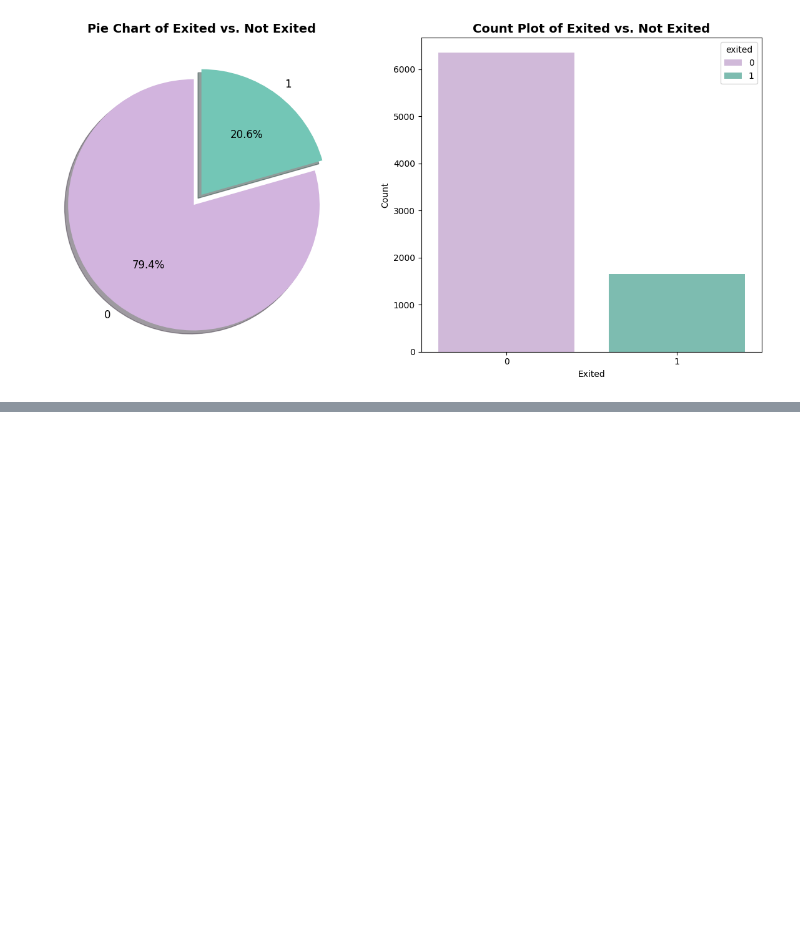
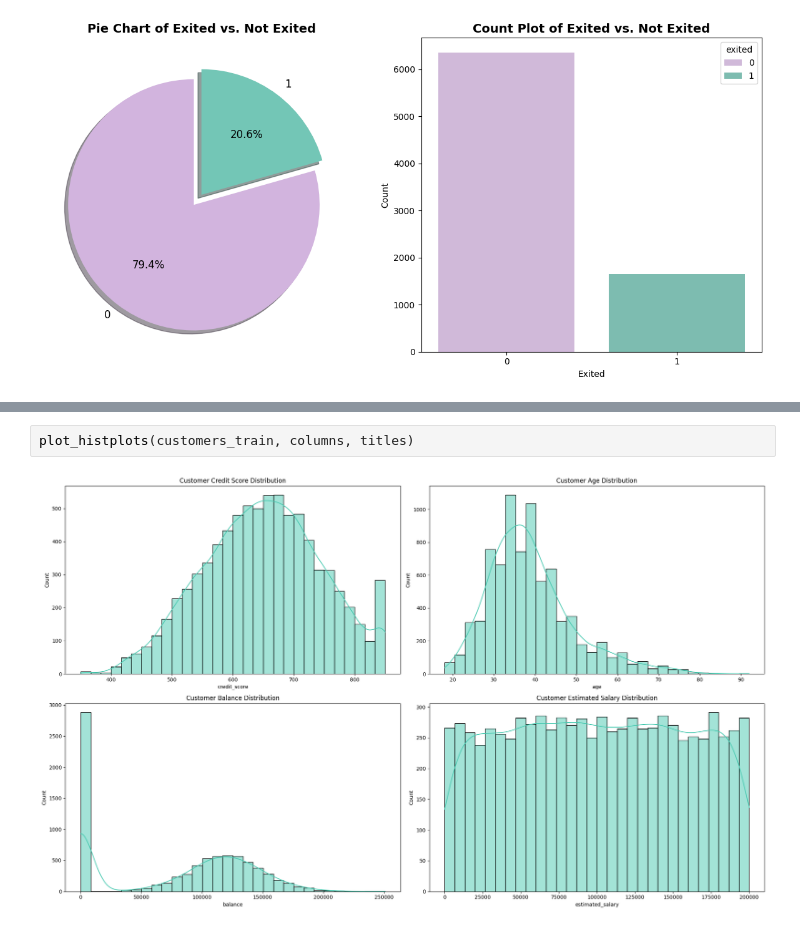
Before and after one commit to azamKhattak24/Customer_Churn_Prediction, a Jupyter notebook: notebooks/customerChurnPrediction.ipynb, the cells around one changed output, grey strips where cells are left out. Saved outputs shown, nothing was run; the diff lists cells and outputs as text; blank space fills up the shorter version.

```diff
--- a/notebooks/customerChurnPrediction.ipynb
+++ b/notebooks/customerChurnPrediction.ipynb
@@ -382,0 +558,4 @@ plt.show()
+# %%
+plot_histplots(customers_train, columns, titles)
+# %% [output]
+[figure, added]
```
Also changed, not shown: parts of 11 cells of this notebook.
